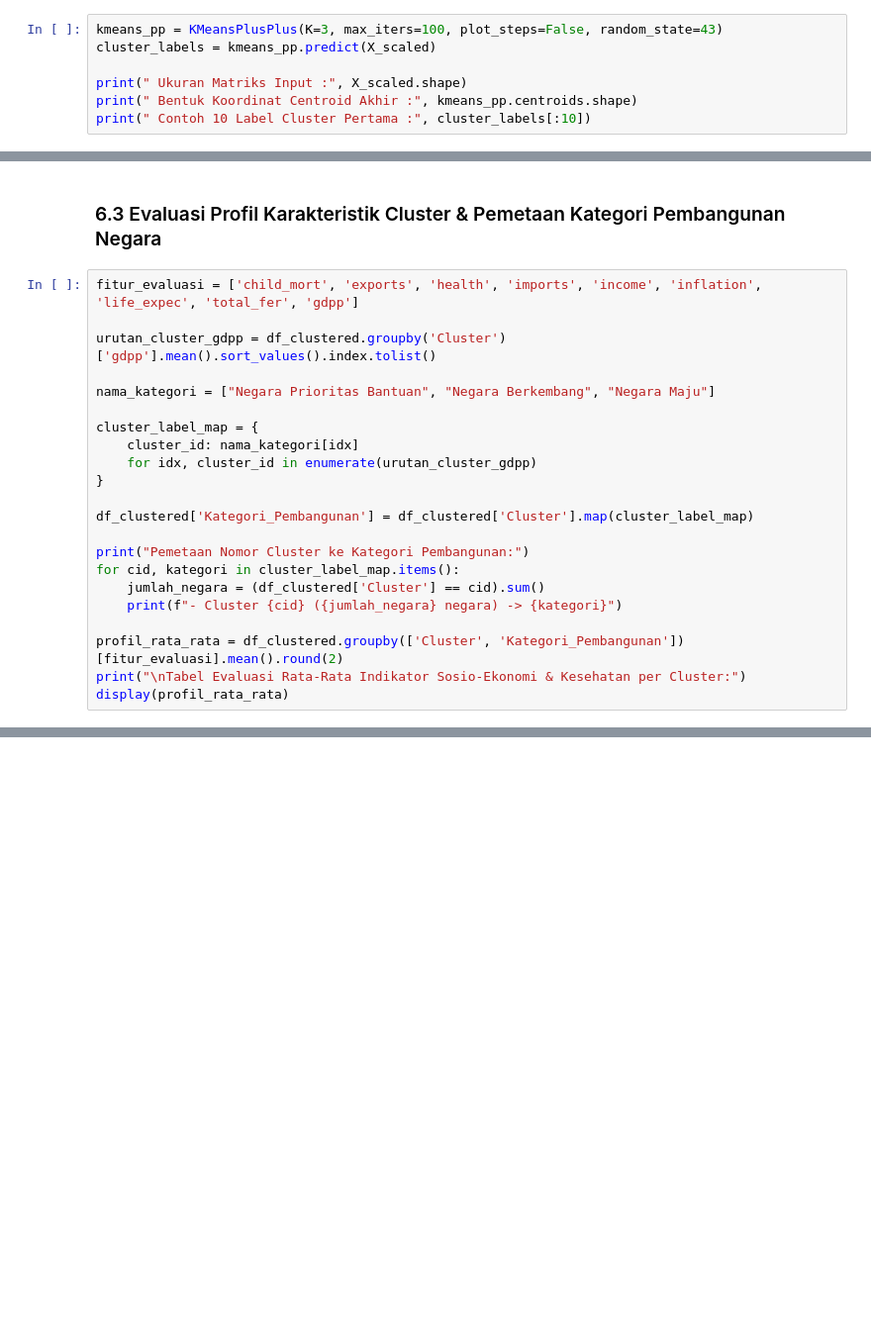
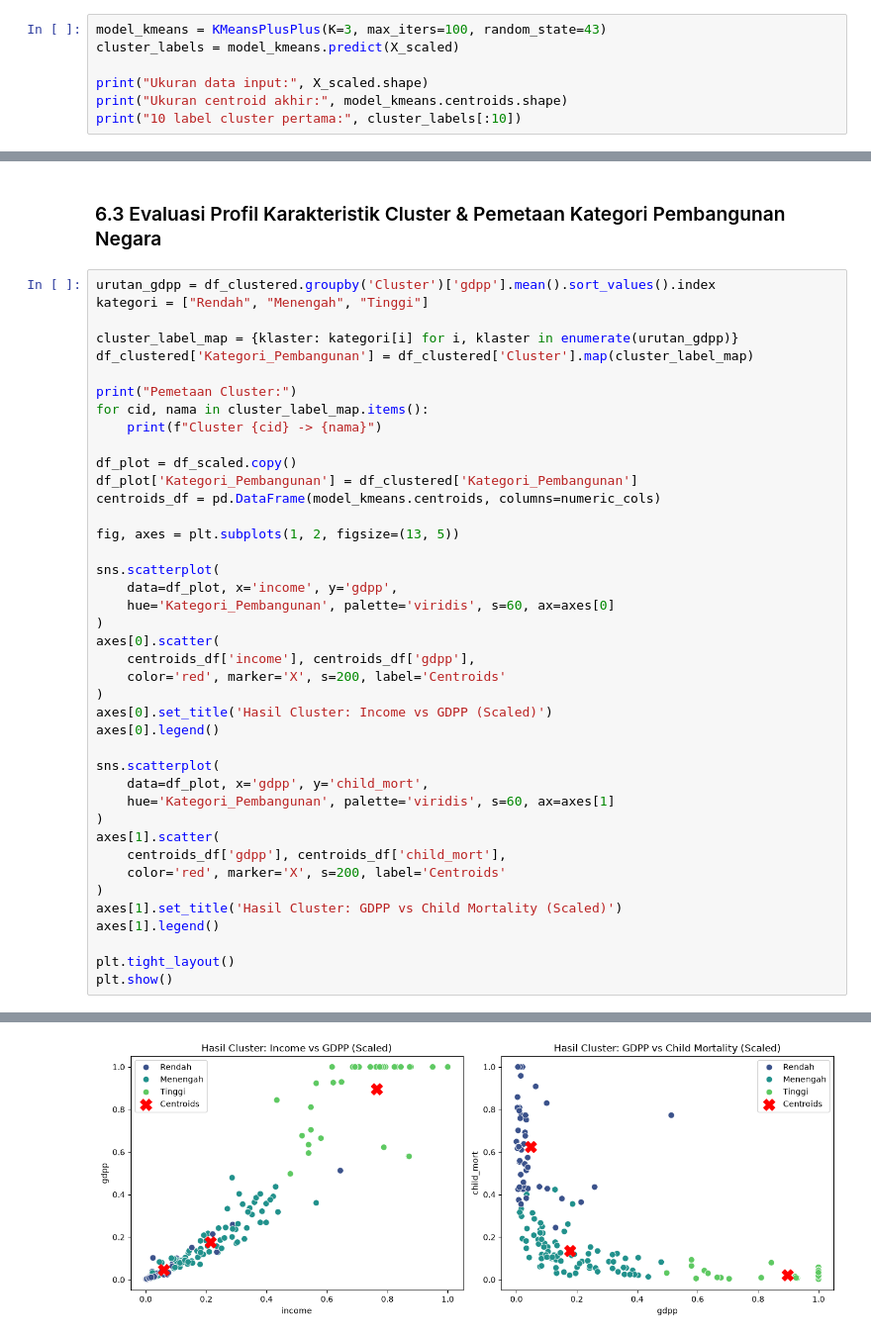
Before and after one commit to raplhy/Bootcamp-UBIG, a Jupyter notebook: Tugas16/Raw_Analysis.ipynb, the cells around one changed output, grey strips where cells are left out. Shown at 99% size. Cells and saved outputs as stored; diff of their text form; blank space fills up the shorter version.

```diff
--- a/Tugas16/Raw_Analysis.ipynb
+++ b/Tugas16/Raw_Analysis.ipynb
@@ -441,10 +400,10 @@ class KMeansPlusPlus:
 # %% [markdown]
 ### 5.2 Menyiapkan Matrik Fitur dan Melatih Model
 # %%
-kmeans_pp = KMeansPlusPlus(K=3, max_iters=100, plot_steps=False, random_state=43)
-cluster_labels = kmeans_pp.predict(X_scaled)
+model_kmeans = KMeansPlusPlus(K=3, max_iters=100, random_state=43)
+cluster_labels = model_kmeans.predict(X_scaled)
 
-print(" Ukuran Matriks Input :", X_scaled.shape)
-print(" Bentuk Koordinat Centroid Akhir :", kmeans_pp.centroids.shape)
-print(" Contoh 10 Label Cluster Pertama :", cluster_labels[:10])
+print("Ukuran data input:", X_scaled.shape)
+print("Ukuran centroid akhir:", model_kmeans.centroids.shape)
+print("10 label cluster pertama:", cluster_labels[:10])
 # %% [output]
@@ -539,24 +521,44 @@ display(df_evaluasi_k)
 # %% [markdown]
 ### 6.3 Evaluasi Profil Karakteristik Cluster & Pemetaan Kategori Pembangunan Negara
 # %%
-fitur_evaluasi = ['child_mort', 'exports', 'health', 'imports', 'income', 'inflation', 'life_expec', 'total_fer', 'gdpp']
+urutan_gdpp = df_clustered.groupby('Cluster')['gdpp'].mean().sort_values().index
+kategori = ["Rendah", "Menengah", "Tinggi"]
 
-urutan_cluster_gdpp = df_clustered.groupby('Cluster')['gdpp'].mean().sort_values().index.tolist()
-
-nama_kategori = ["Negara Prioritas Bantuan", "Negara Berkembang", "Negara Maju"]
-
-cluster_label_map = {
-    cluster_id: nama_kategori[idx]
-    for idx, cluster_id in enumerate(urutan_cluster_gdpp)
-}
-
+cluster_label_map = {klaster: kategori[i] for i, klaster in enumerate(urutan_gdpp)}
 df_clustered['Kategori_Pembangunan'] = df_clustered['Cluster'].map(cluster_label_map)
 
-print("Pemetaan Nomor Cluster ke Kategori Pembangunan:")
-for cid, kategori in cluster_label_map.items():
-    jumlah_negara = (df_clustered['Cluster'] == cid).sum()
-    print(f"- Cluster {cid} ({jumlah_negara} negara) -> {kategori}")
+print("Pemetaan Cluster:")
+for cid, nama in cluster_label_map.items():
+    print(f"Cluster {cid} -> {nama}")
 
-profil_rata_rata = df_clustered.groupby(['Cluster', 'Kategori_Pembangunan'])[fitur_evaluasi].mean().round(2)
-print("\nTabel Evaluasi Rata-Rata Indikator Sosio-Ekonomi & Kesehatan per Cluster:")
-display(profil_rata_rata)
+df_plot = df_scaled.copy()
+df_plot['Kategori_Pembangunan'] = df_clustered['Kategori_Pembangunan']
+centroids_df = pd.DataFrame(model_kmeans.centroids, columns=numeric_cols)
+
+fig, axes = plt.subplots(1, 2, figsize=(13, 5))
+
+sns.scatterplot(
+    data=df_plot, x='income', y='gdpp',
+    hue='Kategori_Pembangunan', palette='viridis', s=60, ax=axes[0]
+)
+axes[0].scatter(
+    centroids_df['income'], centroids_df['gdpp'],
+    color='red', marker='X', s=200, label='Centroids'
+)
+axes[0].set_title('Hasil Cluster: Income vs GDPP (Scaled)')
+axes[0].legend()
+
+sns.scatterplot(
+    data=df_plot, x='gdpp', y='child_mort',
+    hue='Kategori_Pembangunan', palette='viridis', s=60, ax=axes[1]
+)
+axes[1].scatter(
+    centroids_df['gdpp'], centroids_df['child_mort'],
+    color='red', marker='X', s=200, label='Centroids'
+)
+axes[1].set_title('Hasil Cluster: GDPP vs Child Mortality (Scaled)')
+axes[1].legend()
+
+plt.tight_layout()
+plt.show()
+# %% [output]
@@ -562,0 +569 @@ display(profil_rata_rata)
+[figure, added]
```
Also changed, not shown: parts of 9 cells of this notebook.
